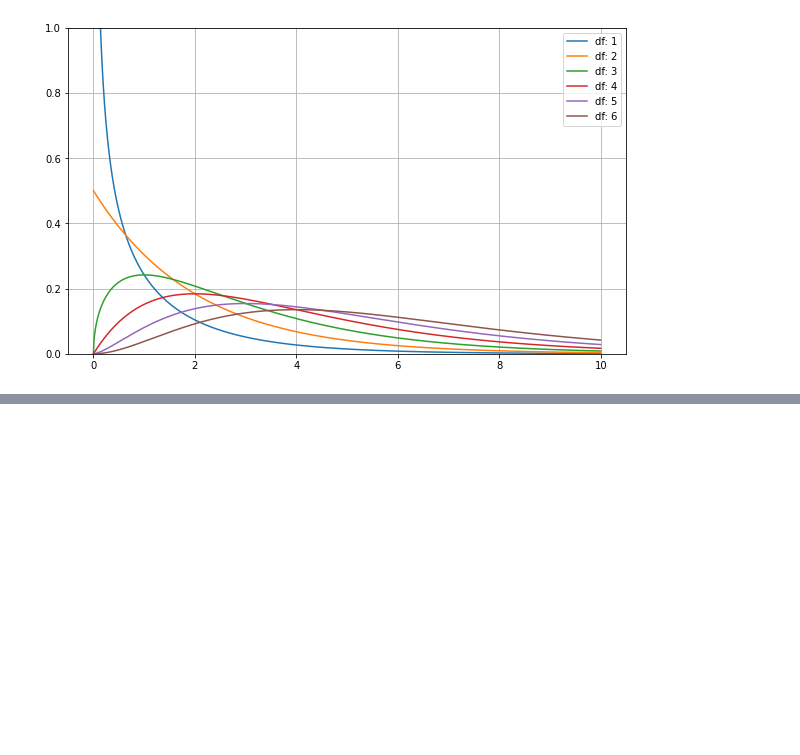
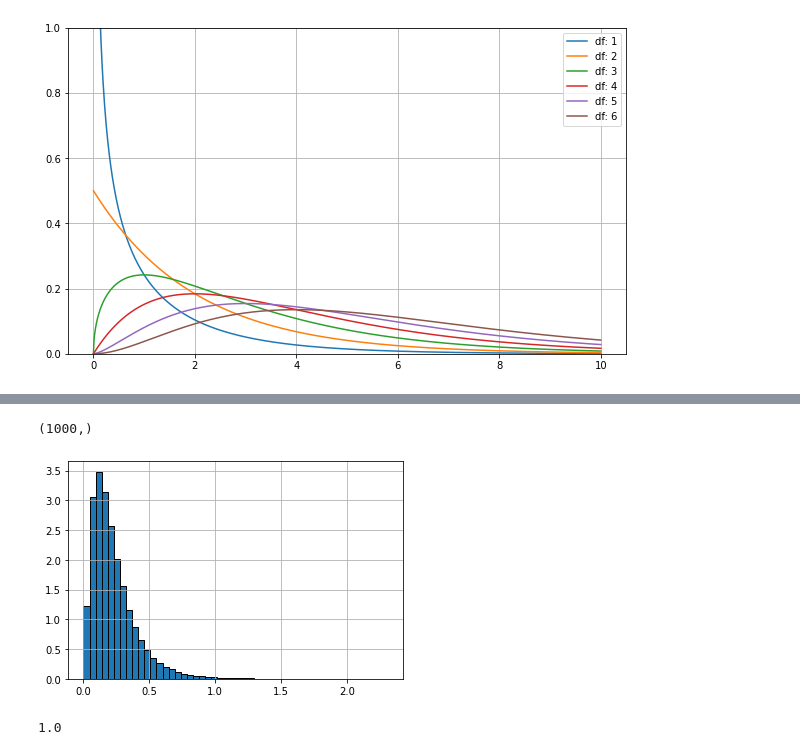
Before and after one commit to wesmith/Bioinformatics-with-Python-Cookbook-third-edition, a Jupyter notebook: WS_notebooks/chi_square.ipynb, the cells around one changed output, grey strips where cells are left out. Cells and saved outputs as stored; diff of their text form; code cells hidden in the pictures; blank space fills up the shorter version.

```diff
--- a/WS_notebooks/chi_square.ipynb
+++ b/WS_notebooks/chi_square.ipynb
@@ -47,0 +149,16 @@ plt.show()
+# %%
+cs_final.shape
+# %% [output]
+(1000,)
+# %%
+ee, bb = np.histogram(cs_final, bins=50, density=True) # range not changing peak of pdf, range=(0, 10))
+fig, ax = plt.subplots()
+ax.bar(bb[:-1], ee, width=np.diff(bb), edgecolor="black", align="edge")
+ax.grid()
+plt.show()
+# %% [output]
+[figure, added]
+# %%
+np.sum(ee*np.diff(bb))
+# %% [output]
+1.0
```
Also changed, not shown: parts of 20 cells of this notebook.
